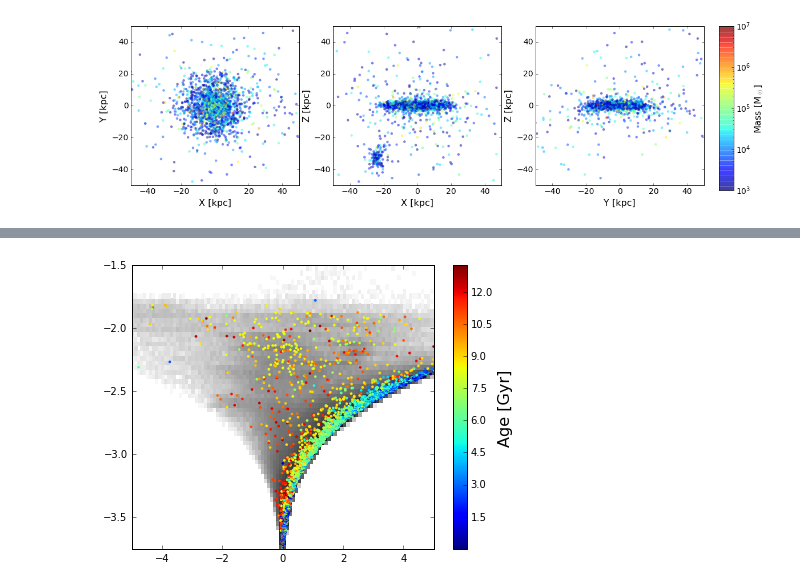
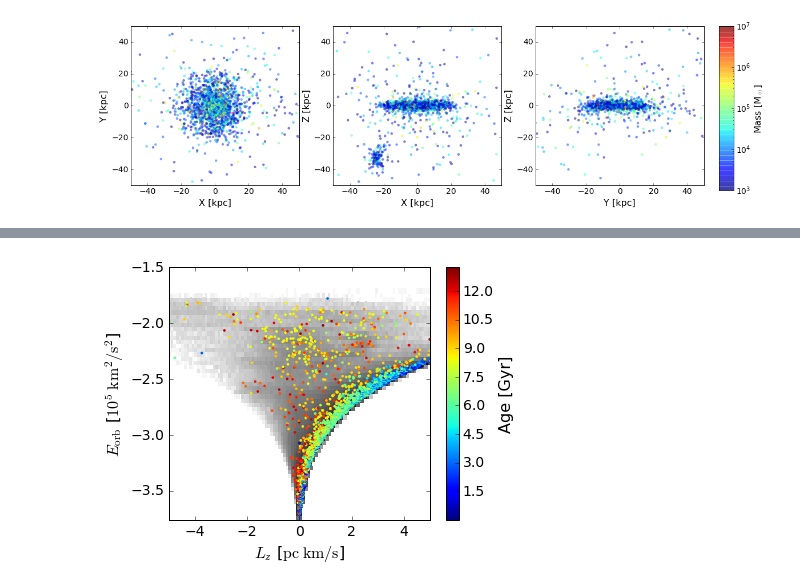
Before and after one commit to pablocoque/post_process_routines, a Jupyter notebook: src/analysis.ipynb, the cells around one changed output, grey strips where cells are left out. Cells and saved outputs as stored; diff of their text form; code cells hidden in the pictures.

```diff
--- a/src/analysis.ipynb
+++ b/src/analysis.ipynb
@@ -21,7 +21,7 @@ print(simulation_list)
 # rot_matrix = s_clusterpdir.select_halo(sf)
 
 sf = load_subfind(127, dir=path+simulation_list[3]+'/output/', hdf5=True, loadonly=['fpos', 'frc2', 'svel', 'flty', 'fnsh', 'slty', 'spos', 'smty', 'ffsh'] )
-s = gadget_readsnap(127, snappath=path+simulation_list[3]+'/output/', subfind=sf, hdf5=True, loadonlytype=4, loadonlyhalo=0)
+s = gadget_readsnap(127, snappath=path+simulation_list[3]+'/output/', subfind=sf, hdf5=True, loadonlyhalo=0)
 s.calc_sf_indizes( sf )
 galrad = 0.1 * sf.data['frc2'][0]
 s.select_halo( sf, use_principal_axis=True, use_cold_gas_spin=False, do_rotation=True )
@@ -231,9 +383,13 @@ cbar.set_label(r'$L_z / L_{z,\rm{max}}$', fontsize=16)
 # %%
 fig, ax = plt.subplots(1, 1, figsize=(6, 4.5), tight_layout=True)
-ax.hist2d( Lz[starparts], orbital_energy[starparts], bins=(100, 100), range=([-5, 5], [orbital_energy[starparts][s.data['nclt']>0].min(), 0.]), rasterized=True, cmap='Greys', norm=colors.LogNorm() )
+ax.hist2d( Lz[starparts][s.data['age']>0.], orbital_energy[starparts][s.data['age']>0.], bins=(100, 100), range=([-5, 5], [orbital_energy[starparts][s.data['age']>0.].min(), 0.]), rasterized=True, cmap='Greys', norm=colors.LogNorm() )
 cb = ax.scatter( Lz[starparts][s.data['nclt']>0], orbital_energy[starparts][s.data['nclt']>0], c=stars_age[s.data['nclt']>0], s=7, edgecolors='face', linewidth=0)
-ax.set_ylim(orbital_energy[starparts][s.data['nclt']>0].min(), -1.5)
+ax.set_ylim(orbital_energy[starparts][s.data['age']>0.].min(), -1.5)
 cbar = fig.colorbar(cb, ax=ax)
 cbar.set_label('Age [Gyr]', fontsize=16)
+cbar.ax.tick_params(labelsize=14)
+plt.xlabel(r'$L_z$ [$\rm{pc} \; \rm{km}/\rm{s}$]', fontsize=16)
+plt.ylabel(r'$E_{\rm{orb}}$ [$10^5 \; \rm{km}^2/\rm{s}^2$]', fontsize=16)
+plt.tick_params(axis='both', which='both', labelsize=14)
 # %% [output]
-[figure, old version]
+[figure, new version]
```
Also changed, not shown: parts of 29 cells of this notebook, 1 other file.
